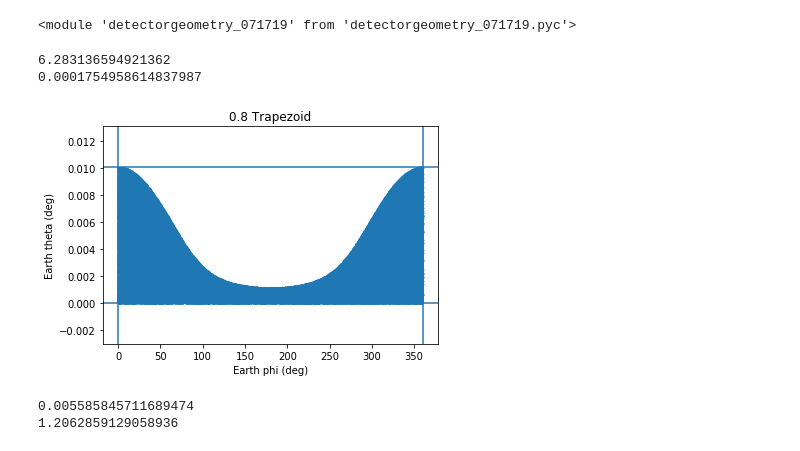
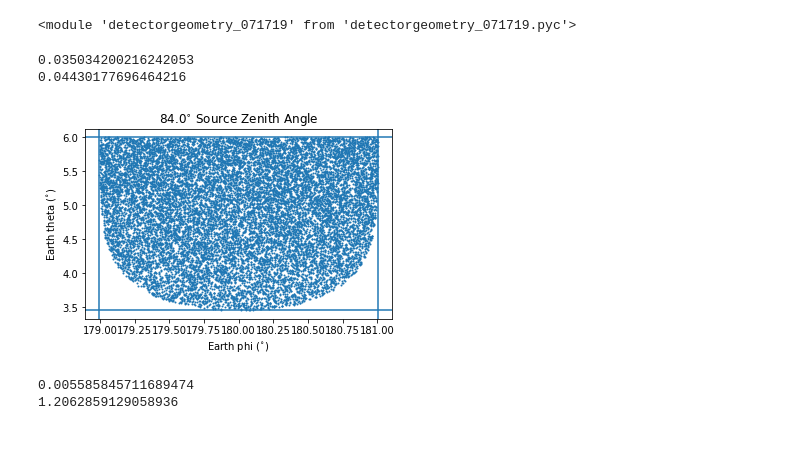
Before and after one commit to afromero/tau_point_source_sim, a Jupyter notebook: Geometry_Comparison.ipynb, the cells around one changed output. Drawn from its saved outputs; the diff is of its cells as text; code cells hidden in the pictures.

```diff
--- a/Geometry_Comparison.ipynb
+++ b/Geometry_Comparison.ipynb
@@ -16,9 +16,9 @@ reload(geom_new)
 h = 35.5 #km
 R = 6356. # km
 theta_view = radians(1) #degrees
-N = 500000 # number of samples
+N = 5000000 # number of samples
 
-theta_src = radians(0.8)
+theta_src = radians(84)
 area = geom_trap.Area(theta_src,h,R,theta_view, N)
 A, e_phi, e_theta, view_angle, exit_angle, norm, e_dot= area.event_retention()
 # earth_t_min, earth_t_max, phi_E_min, phi_E_max = area.earth_patch(area.t_src,area.phi_src, area.th_v)
@@ -29,34 +29,35 @@ A, e_phi, e_theta, view_angle, exit_angle, norm, e_dot= area.event_retention()
 # view_angle,exit_angle, flight_path = area.view_angle_dist_det(e_x,e_y,e_z,r_x, r_y,r_z)
 # %%
 #print A, e_phi, view_angle
+fig = plt.figure(figsize=(5.5,3.5))
 plt.scatter(degrees(e_phi), degrees(e_theta),s=1)
-plt.xlabel("Earth phi (deg)")
-plt.ylabel("Earth theta (deg)")
+plt.xlabel("Earth phi "+r'($^{\circ}$)')
+plt.ylabel("Earth theta "+r'($^{\circ}$)')
 plt.axhline(degrees(min(e_theta)))
 plt.axhline(degrees(max(e_theta)))
 plt.axvline(degrees(min(e_phi)))
 plt.axvline(degrees(max(e_phi)))
 
 print radians(max(degrees(e_phi))-min(degrees(e_phi)))
 print radians(max(degrees(np.unwrap(e_theta)))-min(degrees(np.unwrap(e_theta))))
 
 
 # plt.scatter(e_phi, e_theta,s=1)
 # plt.xlabel("Earth phi (rad)")
 # plt.ylabel("Earth theta (rad)")
 # plt.axhline(min(e_theta))
 # plt.axhline(max(e_theta))
 # plt.axvline(min(e_phi))
 # plt.axvline(max(e_phi))
 
-plt.title(str(round(degrees(theta_src),1))+" Trapezoid")
+plt.title(str(round(degrees(theta_src),1))+r'$^{\circ}$'+" Source Zenith Angle")
 #plt.ylim(0.8*min(degrees(samp_t_e) ),1.2*max(degrees(samp_t_e) ))
 
 plt.show()
 # %% [output]
-6.283136594921362
-0.0001754958614837987
+0.035034200216242053
+0.04430177696464216
-[figure, old version]
+[figure, new version]
 # %%
 area2 = geom_trap.Area(radians(1),h,R,theta_view, N)
 print degrees(area2.thetaE_nadir(radians(1)))
```
Also changed, not shown: 5 other files.
